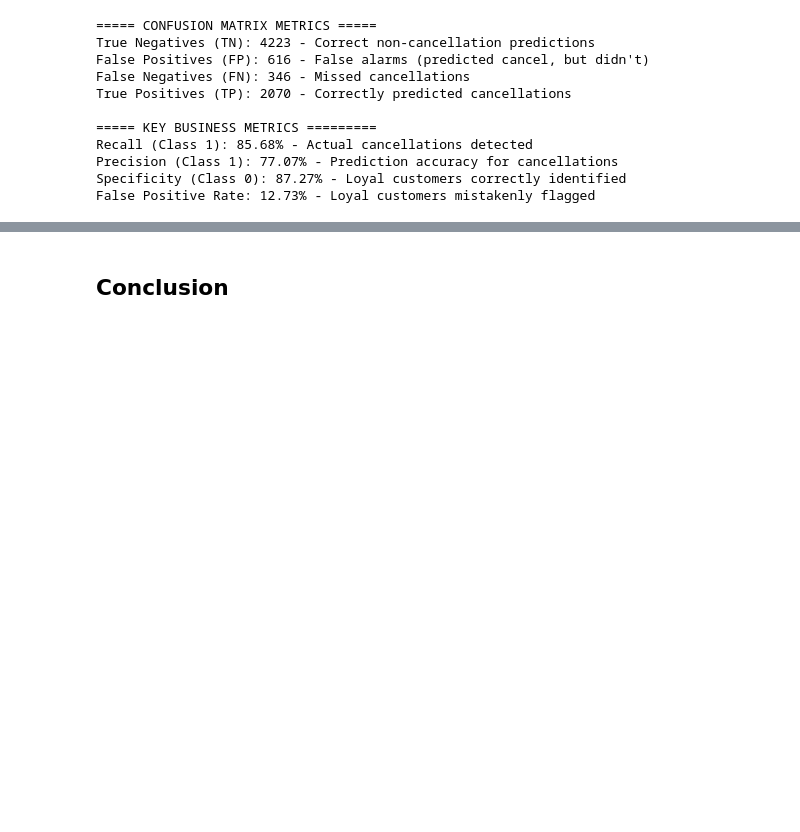
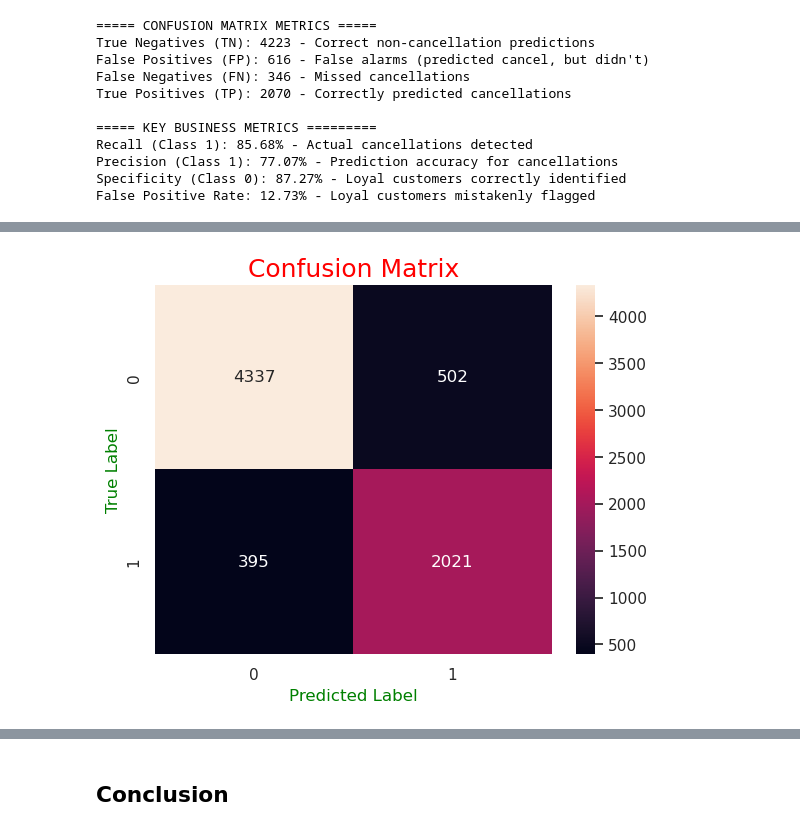
Before and after one commit to rolaseba/hotel-reservation-prediction, a Jupyter notebook: notebook.ipynb, the cells around one changed output, grey strips where cells are left out. Cells and saved outputs as stored; diff of their text form; code cells hidden in the pictures; blank space fills up the shorter version.

```diff
--- a/notebook.ipynb
+++ b/notebook.ipynb
@@ -2045,0 +2244,5 @@ False Positive Rate: 12.73% - Loyal customers mistakenly flagged
+# %%
+voting_over = VotingClassifier(estimators=[("xgb_over",xgb_over),("rf_oversampled",rf_oversampled),("cat_over",cat_over)],
+                          voting="soft",weights=[1,2.5,1])
+voting_over.fit(train_x_oversampled,train_y_oversampled)
+print("Accuracy of Voting Classifier : % {}".format(voting_over.score(test_x,test_y)*100))
@@ -2045,0 +2274,8 @@ False Positive Rate: 12.73% - Loyal customers mistakenly flagged
+# %%
+y_pred = voting_over.predict(test_x)
+sns.heatmap(confusion_matrix(test_y,y_pred), annot=True, fmt=".0f")
+plt.title("Confusion Matrix", color = "red", fontsize=18)
+plt.xlabel("Predicted Label", color = "green", fontsize = 12)
+plt.ylabel("True Label", color = "green", fontsize = 12);
+# %% [output]
+[figure, added]
```
Also changed, not shown: parts of 31 cells of this notebook.
